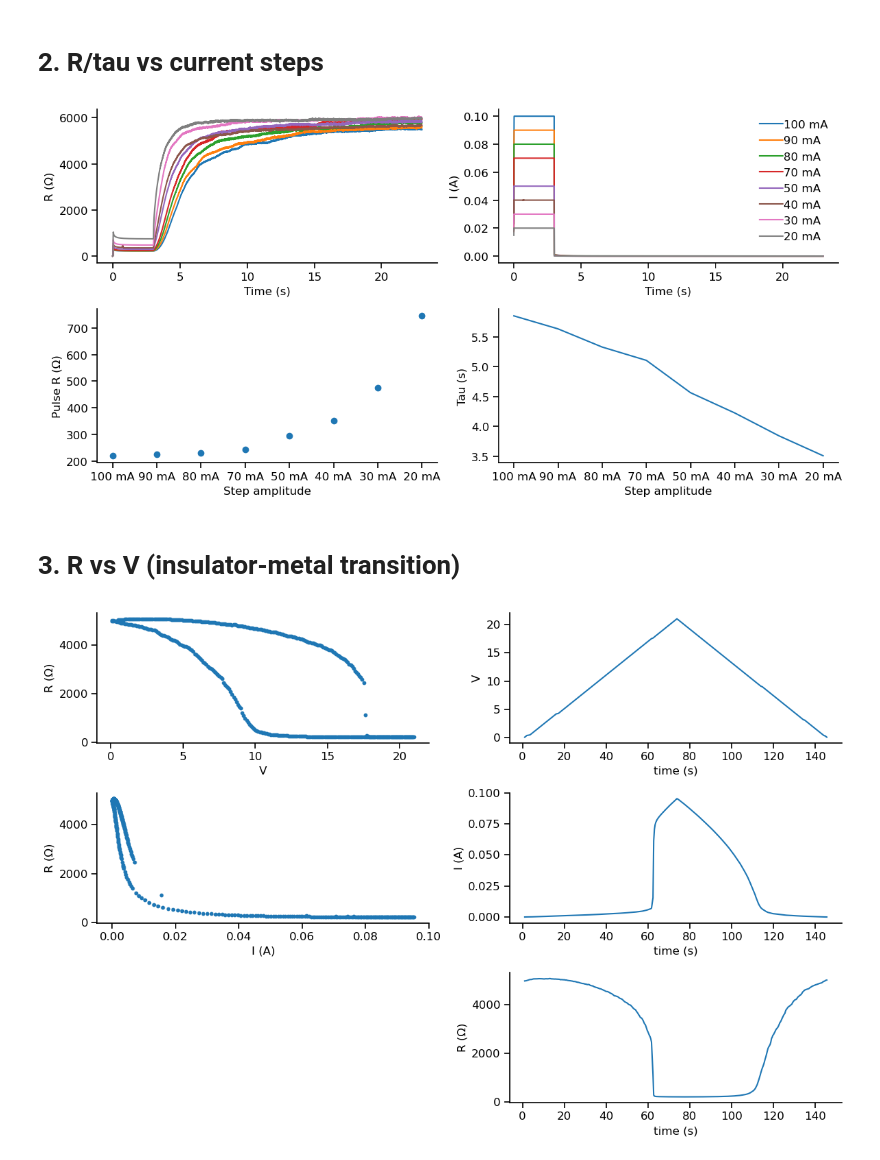
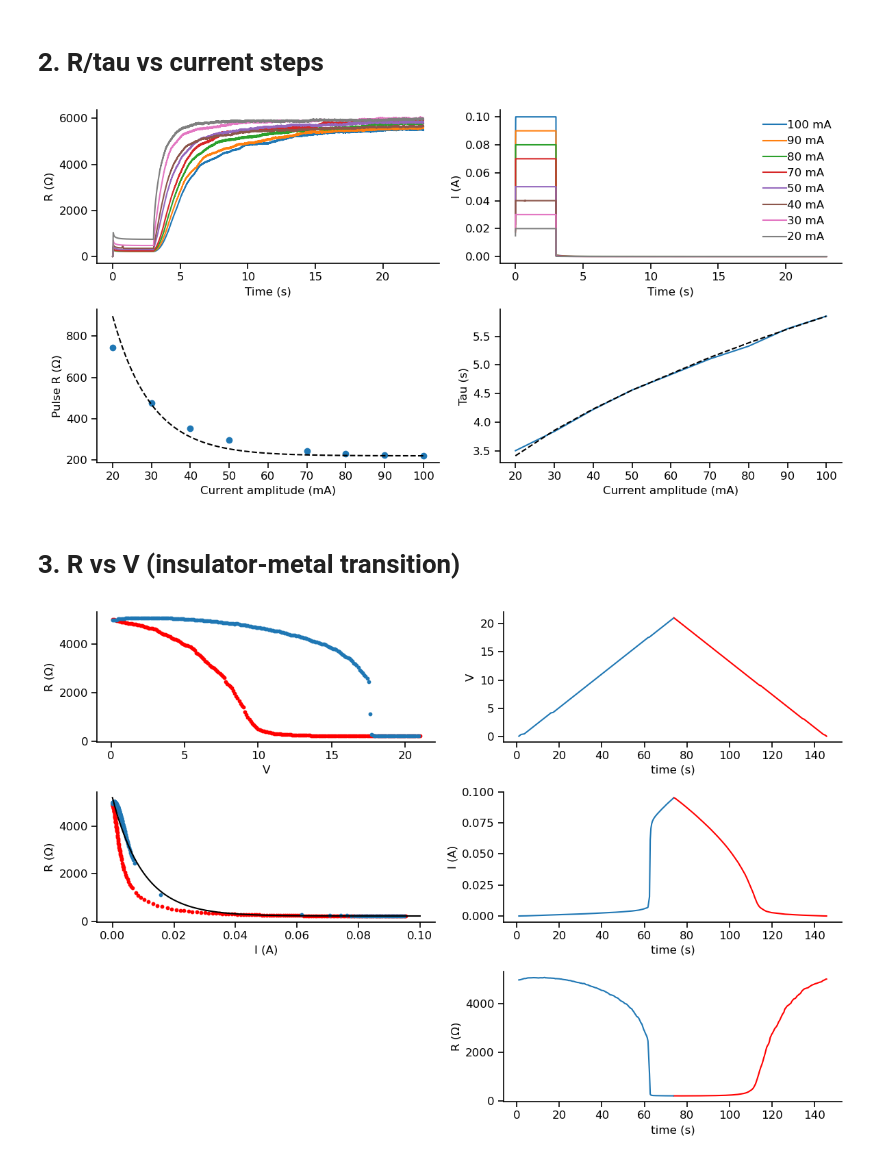
Before and after one commit to argalloni/Neuromorphic_simulations, a Jupyter notebook: VO2_data_analysis.ipynb, the cells around one changed output. Saved outputs shown, nothing was run; the diff lists cells and outputs as text; code cells hidden in the pictures.

```diff
--- a/VO2_data_analysis.ipynb
+++ b/VO2_data_analysis.ipynb
@@ -97,34 +103,42 @@ for i,R in enumerate(resistance_traces):
 # %%
 # Plot data
 
 fig,ax = plt.subplots(2,2,figsize=[12,6])
 
 for i,R in enumerate(resistance_traces):
     ax[0,0].plot(time, R, label=Isteps[i])
 ax[0,0].set_xlabel('Time (s)')
 ax[0,0].set_ylabel('R (Ω)')
 # ax[0,0].set_xlim([1.,1.05])
 # ax[0,0].set_ylim(top=5000)
 
 for i,I in enumerate(current_traces):
     ax[0,1].plot(time, I, label=Isteps[i])
 ax[0,1].set_xlabel('Time (s)')
 ax[0,1].set_ylabel('I (A)')
 ax[0,1].legend()
 
-conducting_R = resistance_traces[:,3000]
-ax[1,0].scatter(Isteps,conducting_R)
+conducting_R = np.flip(resistance_traces[:,3000])
+current_steps = np.array([20,30,40,50,70,80,90,100])
+ax[1,0].scatter(current_steps,conducting_R)
 ax[1,0].set_ylabel('Pulse R (Ω)')
-ax[1,0].set_xlabel('Step amplitude')
+ax[1,0].set_xlabel('Current amplitude (mA)')
 
-ax[1,1].plot(Isteps,tau)
-ax[1,1].set_xlabel('Step amplitude')
+x = np.linspace(20,100,1000)
+y = lambda x: 5000*np.exp(-0.1*x)+220
+ax[1,0].plot(x,y(x), '--k')
+
+ax[1,1].plot(current_steps,np.flip(tau))
+ax[1,1].set_xlabel('Current amplitude (mA)')
 ax[1,1].set_ylabel('Tau (s)')
+
+tau_fit = lambda x: 0.44 * (x)**0.5 + 1.45
+ax[1,1].plot(current_steps,tau_fit(current_steps),'--k')
 
 plt.tight_layout()
 plt.show()
 # %% [output]
-[figure, old version]
+[figure, new version]
 # %% [markdown]
 # 3. R vs V (insulator-metal transition)
 # %%
@@ -142,23 +156,32 @@ R = RV_data['SMU-1 Resistance (Ω)']
 
 fig,ax = plt.subplots(3,2,figsize=[12,8])
 
-ax[0,0].scatter(V,R,s=10)
+ax[0,0].scatter(V[209:],R[209:],s=10,c='r')
+ax[0,0].scatter(V[:209],R[:209],s=10)
 ax[0,0].set_xlabel('V')
 ax[0,0].set_ylabel('R (Ω)')
 
-ax[1,0].scatter(I,R,s=10)
+ax[1,0].scatter(I[209:],R[209:],s=10,c='r')
+ax[1,0].scatter(I[:209],R[:209],s=10)
 ax[1,0].set_xlabel('I (A)')
 ax[1,0].set_ylabel('R (Ω)')
 
-ax[0,1].plot(time, V)
+x = np.linspace(0,100,1000)
+y = lambda x: 5000*np.exp(-0.1*x)+220
+ax[1,0].plot(x/1000,y(x), 'k')
+
+ax[0,1].plot(time[209:], V[209:], 'r')
+ax[0,1].plot(time[:209], V[:209])
 ax[0,1].set_xlabel('time (s)')
 ax[0,1].set_ylabel('V')
 
-ax[1,1].plot(time, I)
+ax[1,1].plot(time[209:], I[209:], 'r')
+ax[1,1].plot(time[:209], I[:209])
 ax[1,1].set_xlabel('time (s)')
 ax[1,1].set_ylabel('I (A)')
 
-ax[2,1].plot(time, R)
+ax[2,1].plot(time[209:], R[209:], 'r')
+ax[2,1].plot(time[:209], R[:209])
 ax[2,1].set_xlabel('time (s)')
 ax[2,1].set_ylabel('R (Ω)')
 
@@ -166,4 +189,4 @@ ax[2,0].axis('off')
 plt.tight_layout()
 plt.show()
 # %% [output]
-[figure, old version]
+[figure, new version]
```
Also changed, not shown: parts of 2 cells of this notebook, 2 other files.
